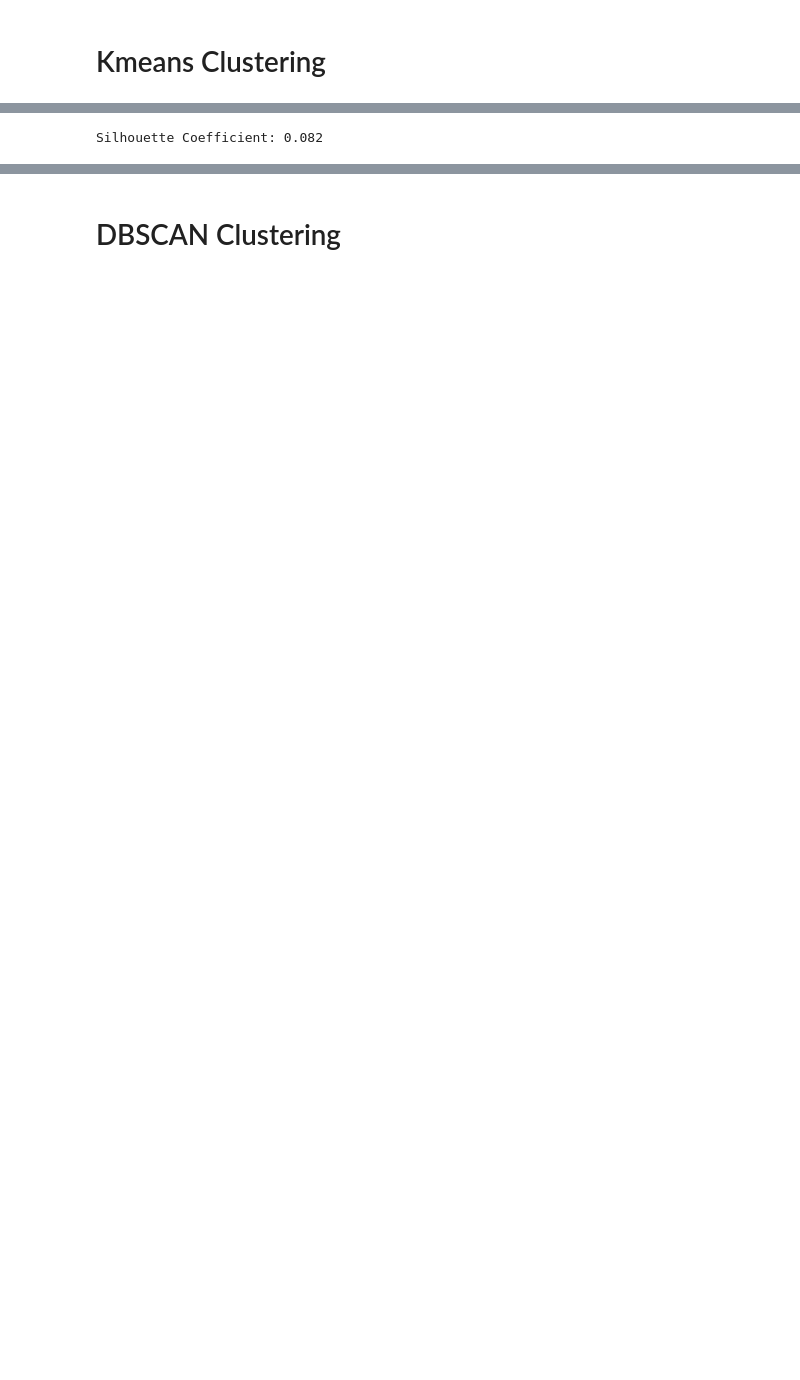
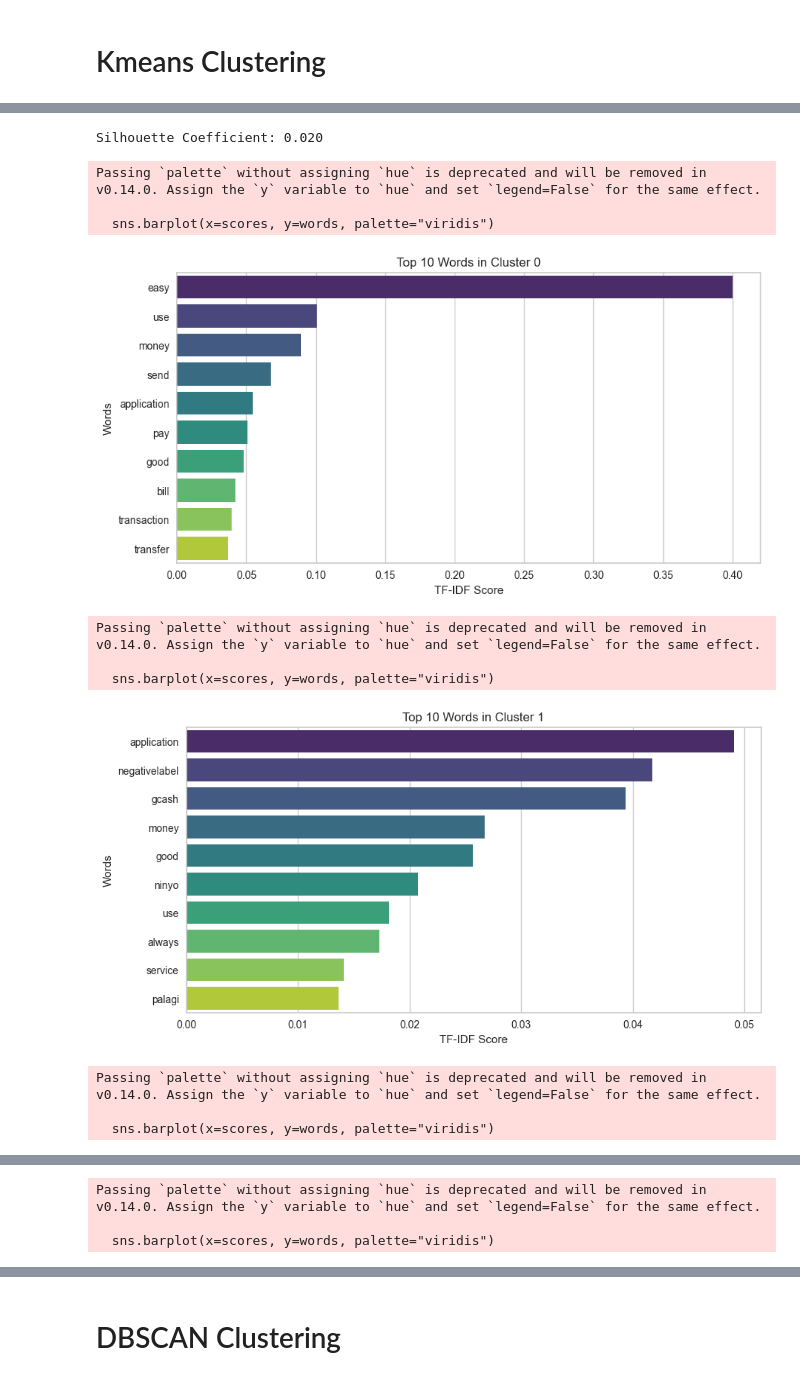
Before and after one commit to Nabizen/CCADMACL_PROJECT_COM222, a Jupyter notebook: gcash_clustering.ipynb, the cells around one changed output, grey strips where cells are left out. Drawn from its saved outputs; the diff is of its cells as text; code cells hidden in the pictures; blank space fills up the shorter version.

```diff
--- a/gcash_clustering.ipynb
+++ b/gcash_clustering.ipynb
@@ -308,7 +308,46 @@ df['cluster'] = kmeans.fit_predict(X_svd)
 # %%
 from sklearn import metrics
 
-print("Silhouette Coefficient: %0.3f"
-      % metrics.silhouette_score(X_svd, kmeans.labels_, sample_size=1000))
+print("Silhouette Coefficient: %0.3f" % metrics.silhouette_score(X_svd, kmeans.labels_))
 # %% [output]
-Silhouette Coefficient: 0.082
+Silhouette Coefficient: 0.020
+# %%
+terms = vectorizer.get_feature_names_out()
+
+# Inverse transform cluster centers back to TF-IDF space
+approx_tfidf = svd.inverse_transform(kmeans.cluster_centers_)
+
+def plot_top_words(cluster_index, top_n=10):
+    if cluster_index >= num_clusters:
+        return None
+
+    term_frequencies = approx_tfidf[cluster_index]
+
+    # Get top N words in this cluster
+    sorted_indices = np.argsort(term_frequencies)[::-1][:top_n]
+    words = [terms[i] for i in sorted_indices]
+    scores = [term_frequencies[i] for i in sorted_indices]
+
+    # Plot bar chart
+    plt.figure(figsize=(10, 5))
+    sns.barplot(x=scores, y=words, palette="viridis")
+    plt.xlabel("TF-IDF Score")
+    plt.ylabel("Words")
+    plt.title(f"Top {top_n} Words in Cluster {cluster_index}")
+    plt.show()
+
+# Plot words for each cluster
+for i in range(num_clusters):
+    plot_top_words(i, top_n=10)  # Change top_n to adjust the number of words shown
+# %% [output]
+Passing `palette` without assigning `hue` is deprecated and will be removed in v0.14.0. Assign the `y` variable to `hue` and set `legend=False` for the same effect.
+
+  sns.barplot(x=scores, y=words, palette="viridis")
+[figure, added]
+Passing `palette` without assigning `hue` is deprecated and will be removed in v0.14.0. Assign the `y` variable to `hue` and set `legend=False` for the same effect.
+
+  sns.barplot(x=scores, y=words, palette="viridis")
+[figure, added]
+Passing `palette` without assigning `hue` is deprecated and will be removed in v0.14.0. Assign the `y` variable to `hue` and set `legend=False` for the same effect.
+
+  sns.barplot(x=scores, y=words, palette="viridis")
@@ -314,0 +355,3 @@ Silhouette Coefficient: 0.082
+Passing `palette` without assigning `hue` is deprecated and will be removed in v0.14.0. Assign the `y` variable to `hue` and set `legend=False` for the same effect.
+
+  sns.barplot(x=scores, y=words, palette="viridis")
```
Also changed, not shown: parts of 13 cells of this notebook.
